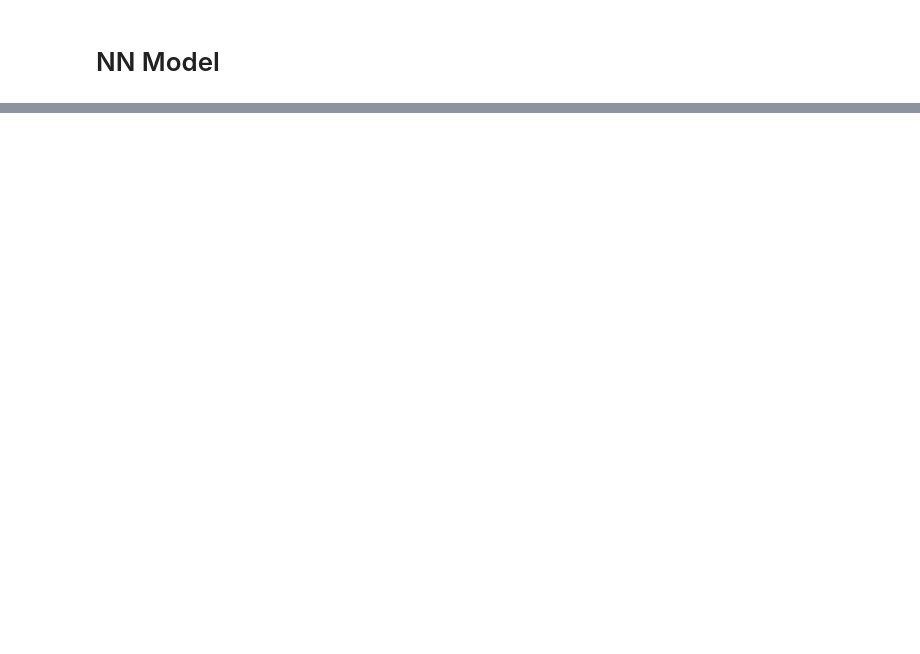
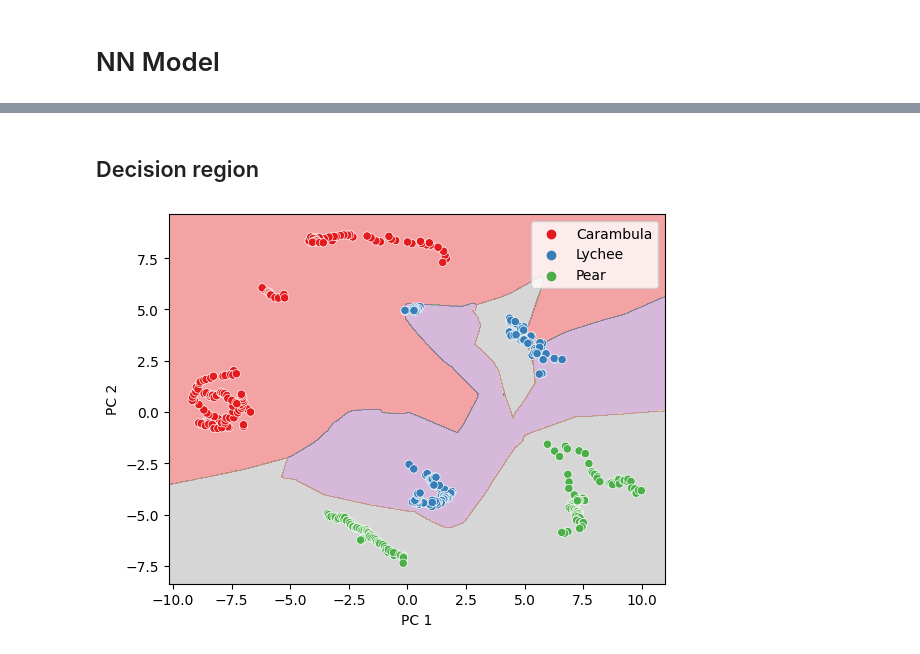
Before and after one commit to huang0520/1112_MachineLearning, a Jupyter notebook: HW2/HW2.ipynb, the cells around one changed output, grey strips where cells are left out. Cells and saved outputs as stored; diff of their text form; code cells hidden in the pictures; blank space fills up the shorter version.

```diff
--- a/HW2/HW2.ipynb
+++ b/HW2/HW2.ipynb
@@ -218,0 +335,7 @@ Accuracy: 88.353%
+# %% [markdown]
+## Decision region
+# %%
+fig = plot_decision_region(test_x, test_y, pred_3layer, model_3layer)
+fig.plot()
+# %% [output]
+[figure, added]
```
Also changed, not shown: parts of 24 cells of this notebook.
